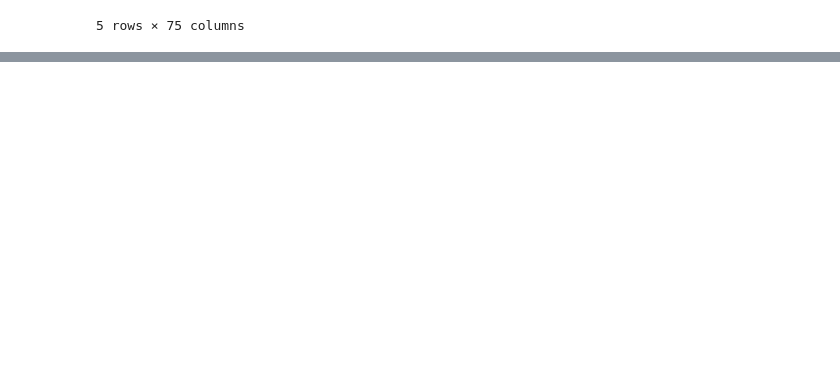
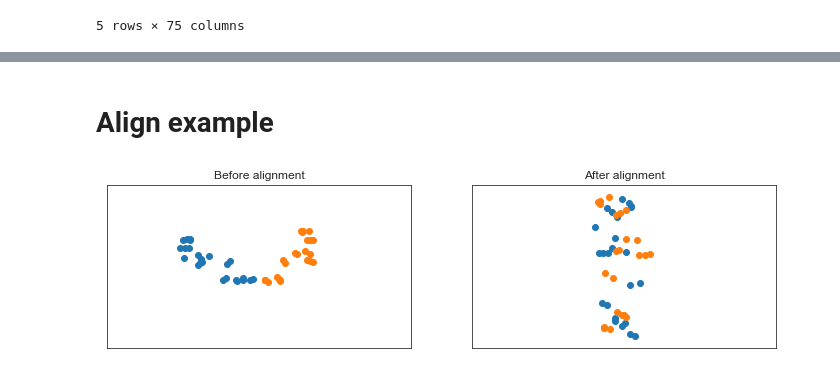
Before and after one commit to jcheong0428/pat, a Jupyter notebook: notebooks/Examples.ipynb, the cells around one changed output, grey strips where cells are left out. Saved outputs shown, nothing was run; the diff lists cells and outputs as text; code cells hidden in the pictures; blank space fills up the shorter version.

Commit message:
added meaningful colnames, procrustes alignment, imputation

```diff
--- a/notebooks/Examples.ipynb
+++ b/notebooks/Examples.ipynb
@@ -106,0 +116,21 @@ df.head()
+# %% [markdown]
+# Align example
+# %%
+# reload data just in case you skipped
+from pat.data import pose2d_cols
+new_df_fname = 'output/Sherlock_full_par.csv'
+df = pd.read_csv(new_df_fname, header=None, index_col=[0, 1], names=pose2d_cols)
+df.index.names=['frame','personID']
+df = df.sort_values(['frame','personID'])
+
+dfnan = df.replace({0.0:np.nan}).iloc[2446:2448,:]
+aligned = dfnan.pat.align()
+
+f,axes=plt.subplots(1,2,figsize=(12,3))
+for rowix, row in dfnan.iterrows():
+    row.to_frame().T.pat.plot(ax=axes[0], xlim=[0,640], ylim=[0,480], title="Before alignment")
+for rowix, row in aligned.iterrows():
+    row.to_frame().T.pat.plot(ax=axes[1], xlim=[-1,1], ylim=[-.5,.5], title="After alignment")
+plt.axis('equal');
+# %% [output]
+[figure, added]
```
Also changed, not shown: parts of 7 cells of this notebook, 4 other files.
